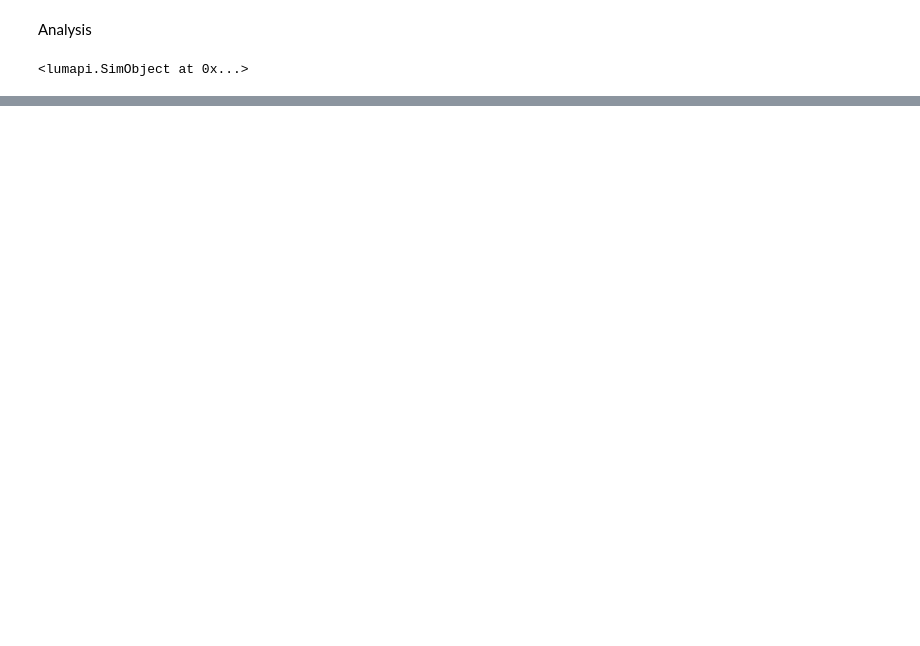
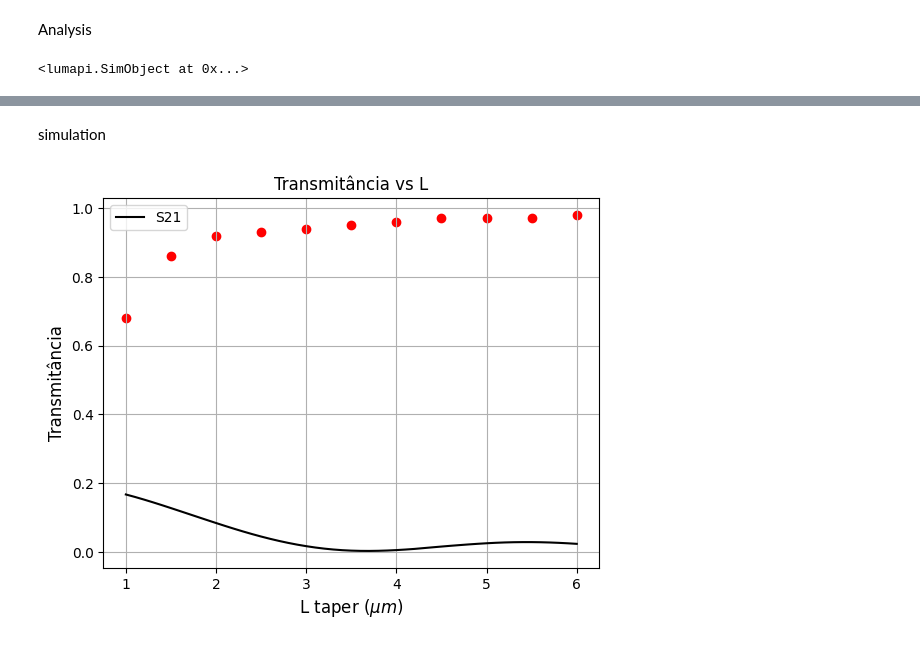
Before and after one commit to Lucivaldo1/Efficient-tapers, a Jupyter notebook: linear inverse taper.ipynb, the cells around one changed output, grey strips where cells are left out. Drawn from its saved outputs; the diff is of its cells as text; code cells hidden in the pictures; blank space fills up the shorter version.

```diff
--- a/linear inverse taper.ipynb
+++ b/linear inverse taper.ipynb
@@ -106,7 +114,8 @@ emeApi.set('material', materialClad)
 # %% [markdown]
 Analysis
 # %%
-emeApi.addfde()
+mesh_cells = 200
+emeApi.addeme()
 # %% [output]
 <lumapi.SimObject at 0x...>
 # %%
@@ -164,0 +165,19 @@ plt.show()
+# %%
+emeApi.addmesh()
+emeApi.set('x', taper_length/2)
+emeApi.set('x span', taper_length)
+emeApi.set('y', 0)
+emeApi.set('y span', taper_larger_tip)
+emeApi.set('z', height/2)
+emeApi.set('z span', height)
+# %%
+emeApi.addemeprofile()
+emeApi.set('name', 'profile')
+emeApi.set('monitor type', 3)
+emeApi.set('x', 2*um)
+emeApi.set('x span', emeApi.getnamed('EME', 'x span'))
+emeApi.set('y',0)
+emeApi.set('y span', taper_larger_tip*1.5)
+emeApi.set('z', height/2)
+# %% [markdown]
+simulation
@@ -164,0 +189,27 @@ plt.show()
+# %%
+interval = 0.1
+emeApi.setemeanalysis('propagation sweep', 1)
+emeApi.setemeanalysis('parameter', 'group span 2')
+emeApi.setemeanalysis('start',1*um)
+emeApi.setemeanalysis('stop', 6*um)
+emeApi.setemeanalysis('interval', interval)
+emeApi.emesweep('propagation sweep')
+S = emeApi.getemesweep('S')
+group_span = S['group_span_2']
+# %%
+x_article = [1, 1.5, 2, 2.5, 3, 3.5, 4, 4.5, 5, 5.5, 6]
+y_article = [0.68, 0.86, 0.92, 0.93, 0.94, 0.95, 0.96, 0.97, 0.97, 0.97, 0.98]
+T = np.abs(S['s21'])**2
+T_dB = 10*np.log10(T)
+plt.scatter(x_article, y_article, color='red')
+plt.plot(group_span/um, T, 'black', lw=1.5, label='S21')
+plt.xlabel(r'L taper $(\mu m)$', fontsize = 12)
+plt.ylabel('Transmitância', fontsize = 12)
+#plt.xlim([span_box*0.9/um,span_box*1.1/um])
+#plt.ylim([0,0.55])
+plt.legend()
+plt.title(r'Transmitância vs L')
+plt.grid(True)
+plt.savefig('T')
+# %% [output]
+[figure, added]
```
Also changed, not shown: parts of 20 cells of this notebook.
